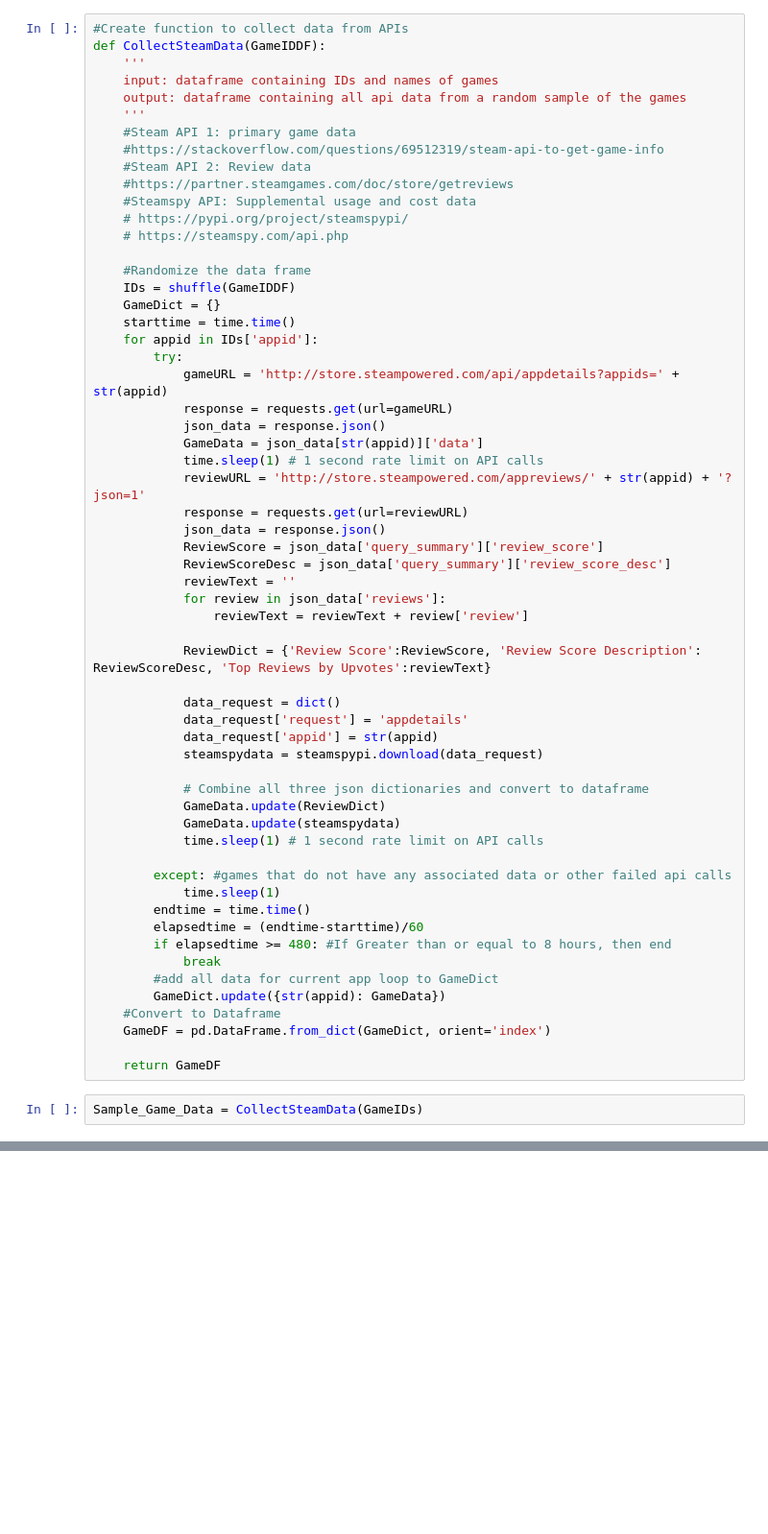
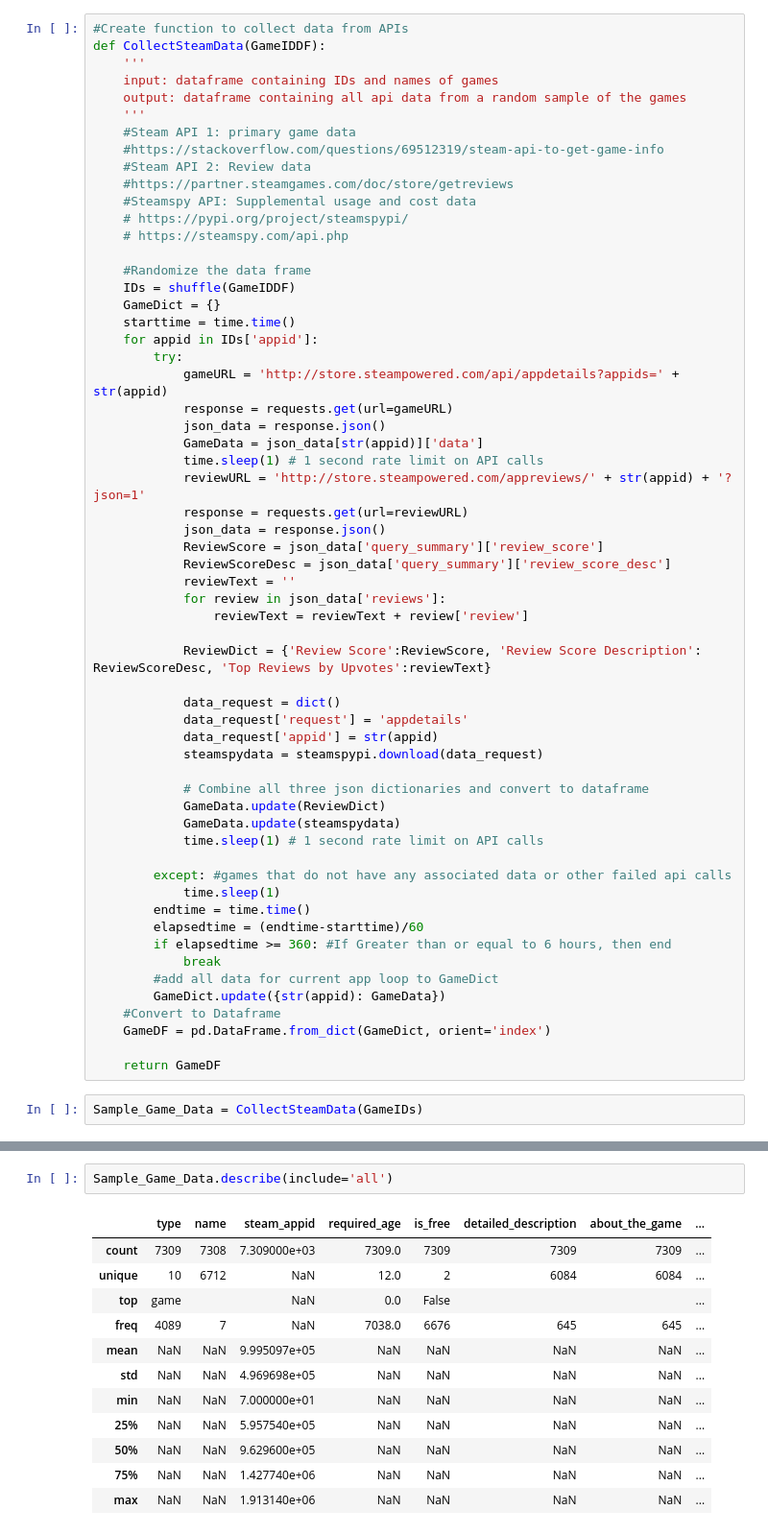
Before and after one commit to Jcc329/Jessica_DATA606, a Jupyter notebook: Raw_data/Accessing_Steam_APIs.ipynb, the cells around one changed output, grey strips where cells are left out. Shown: that part at 96% size. Cells and saved outputs as stored; diff of their text form; blank space fills up the shorter version.

```diff
--- a/Raw_data/Accessing_Steam_APIs.ipynb
+++ b/Raw_data/Accessing_Steam_APIs.ipynb
@@ -118,7 +160,7 @@ def CollectSteamData(GameIDDF):
             time.sleep(1)
         endtime = time.time()
         elapsedtime = (endtime-starttime)/60
-        if elapsedtime >= 480: #If Greater than or equal to 8 hours, then end
+        if elapsedtime >= 360: #If Greater than or equal to 6 hours, then end
             break
         #add all data for current app loop to GameDict
         GameDict.update({str(appid): GameData})
@@ -220,0 +203,15 @@ GameDF
+# %%
+Sample_Game_Data.describe(include='all')
+# %% [output]
+|  | type | name | steam_appid | required_age | is_free | detailed_description | about_the_game | ... |
+| count | 7309 | 7308 | 7.309000e+03 | 7309.0 | 7309 | 7309 | 7309 | ... |
+| unique | 10 | 6712 | NaN | 12.0 | 2 | 6084 | 6084 | ... |
+| top | game |  | NaN | 0.0 | False |  |  | ... |
+| freq | 4089 | 7 | NaN | 7038.0 | 6676 | 645 | 645 | ... |
+| mean | NaN | NaN | 9.995097e+05 | NaN | NaN | NaN | NaN | ... |
+| std | NaN | NaN | 4.969698e+05 | NaN | NaN | NaN | NaN | ... |
+| min | NaN | NaN | 7.000000e+01 | NaN | NaN | NaN | NaN | ... |
+| 25% | NaN | NaN | 5.957540e+05 | NaN | NaN | NaN | NaN | ... |
+| 50% | NaN | NaN | 9.629600e+05 | NaN | NaN | NaN | NaN | ... |
+| 75% | NaN | NaN | 1.427740e+06 | NaN | NaN | NaN | NaN | ... |
+| max | NaN | NaN | 1.913140e+06 | NaN | NaN | NaN | NaN | ... |
```
Also changed, not shown: parts of 12 cells of this notebook.
